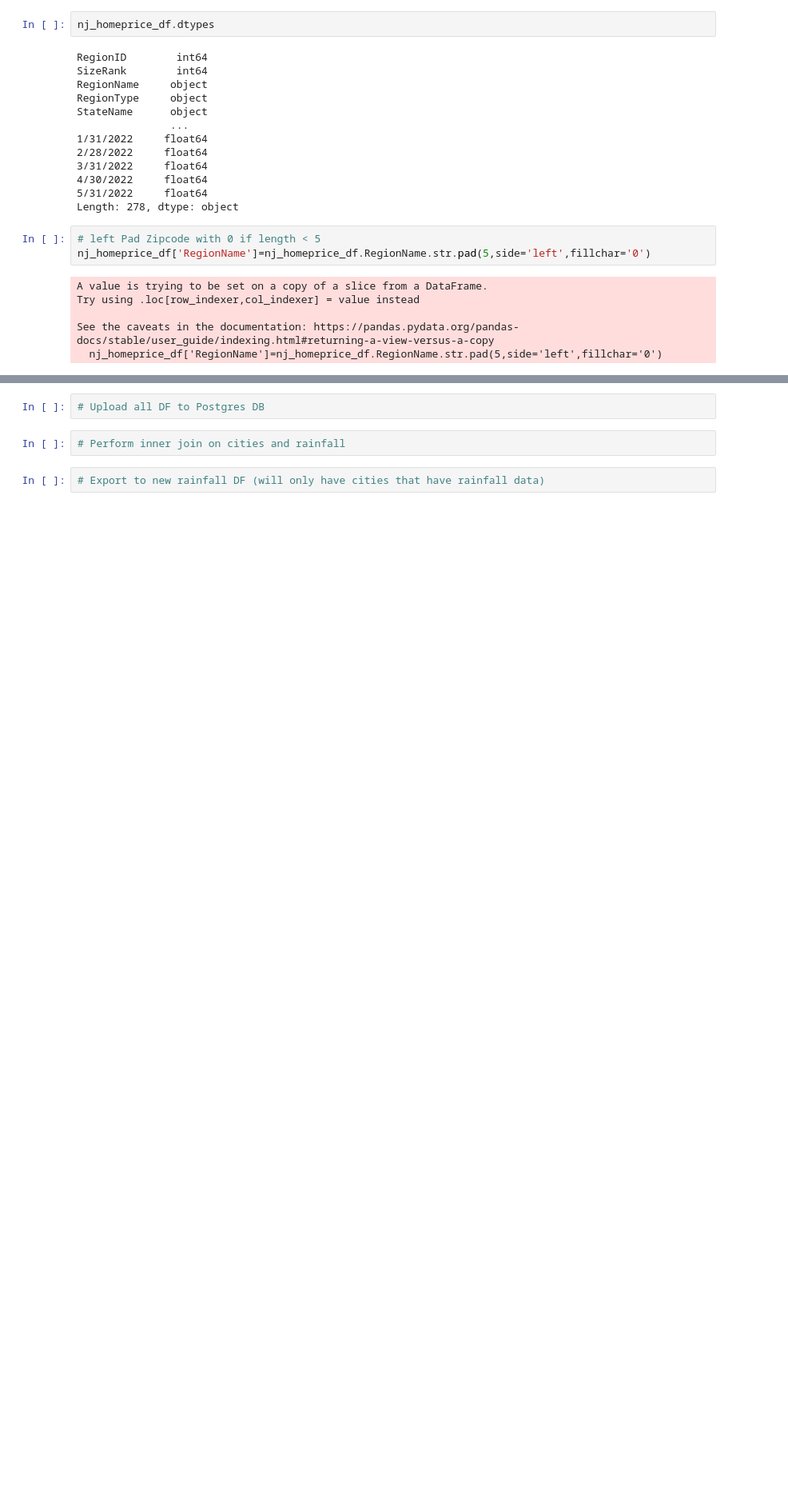
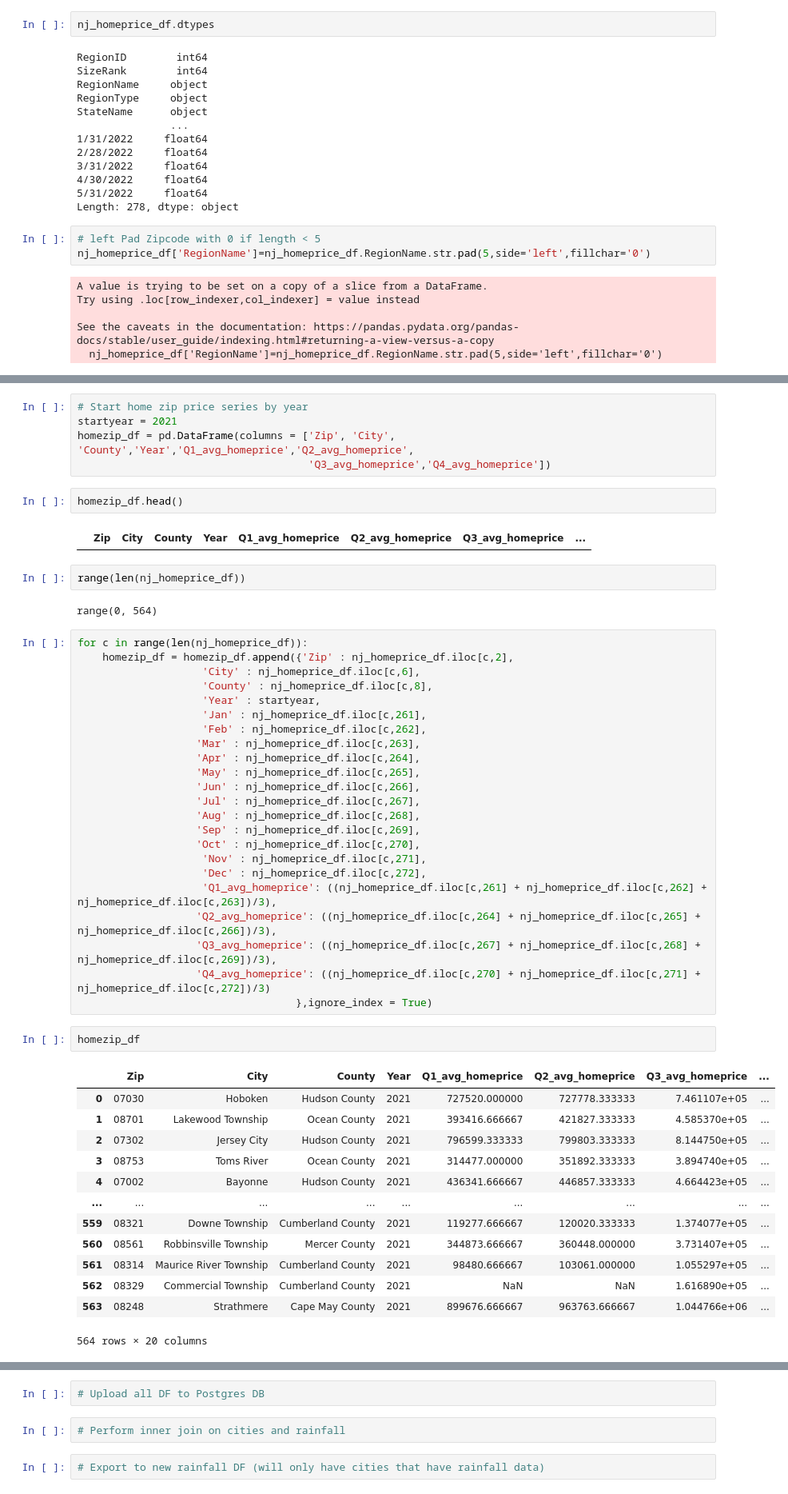
Before and after one commit to c-ramos/NJ_Flood_Risk_Capstone, a Jupyter notebook: NJ_Flood_Risk.ipynb, the cells around one changed output, grey strips where cells are left out. Shown at 80% size. Drawn from its saved outputs; the diff is of its cells as text; blank space fills up the shorter version.

```diff
--- a/NJ_Flood_Risk.ipynb
+++ b/NJ_Flood_Risk.ipynb
@@ -179,0 +253,52 @@ nj_homeprice_df.head()
+# %%
+# Start home zip price series by year
+startyear = 2021
+homezip_df = pd.DataFrame(columns = ['Zip', 'City', 'County','Year','Q1_avg_homeprice','Q2_avg_homeprice',
+                                     'Q3_avg_homeprice','Q4_avg_homeprice'])
+# %%
+homezip_df.head()
+# %% [output]
+|  | Zip | City | County | Year | Q1_avg_homeprice | Q2_avg_homeprice | Q3_avg_homeprice | ... |
+# %%
+range(len(nj_homeprice_df))
+# %% [output]
+range(0, 564)
+# %%
+for c in range(len(nj_homeprice_df)):
+    homezip_df = homezip_df.append({'Zip' : nj_homeprice_df.iloc[c,2],
+                    'City' : nj_homeprice_df.iloc[c,6],
+                    'County' : nj_homeprice_df.iloc[c,8],
+                    'Year' : startyear,
+                    'Jan' : nj_homeprice_df.iloc[c,261],
+                    'Feb' : nj_homeprice_df.iloc[c,262],
+                   'Mar' : nj_homeprice_df.iloc[c,263],
+                   'Apr' : nj_homeprice_df.iloc[c,264],
+                   'May' : nj_homeprice_df.iloc[c,265],
+                   'Jun' : nj_homeprice_df.iloc[c,266],
+                   'Jul' : nj_homeprice_df.iloc[c,267],
+                   'Aug' : nj_homeprice_df.iloc[c,268],
+                   'Sep' : nj_homeprice_df.iloc[c,269],
+                   'Oct' : nj_homeprice_df.iloc[c,270],
+                    'Nov' : nj_homeprice_df.iloc[c,271],
+                    'Dec' : nj_homeprice_df.iloc[c,272],
+                    'Q1_avg_homeprice': ((nj_homeprice_df.iloc[c,261] + nj_homeprice_df.iloc[c,262] + nj_homeprice_df.iloc[c,263])/3),
+                   'Q2_avg_homeprice': ((nj_homeprice_df.iloc[c,264] + nj_homeprice_df.iloc[c,265] + nj_homeprice_df.iloc[c,266])/3),
+                   'Q3_avg_homeprice': ((nj_homeprice_df.iloc[c,267] + nj_homeprice_df.iloc[c,268] + nj_homeprice_df.iloc[c,269])/3),
+                   'Q4_avg_homeprice': ((nj_homeprice_df.iloc[c,270] + nj_homeprice_df.iloc[c,271] + nj_homeprice_df.iloc[c,272])/3)
+                                   },ignore_index = True)
+# %%
+homezip_df
+# %% [output]
+|  | Zip | City | County | Year | Q1_avg_homeprice | Q2_avg_homeprice | Q3_avg_homeprice | ... |
+| 0 | 07030 | Hoboken | Hudson County | 2021 | 727520.000000 | 727778.333333 | 7.461107e+05 | ... |
+| 1 | 08701 | Lakewood Township | Ocean County | 2021 | 393416.666667 | 421827.333333 | 4.585370e+05 | ... |
+| 2 | 07302 | Jersey City | Hudson County | 2021 | 796599.333333 | 799803.333333 | 8.144750e+05 | ... |
+| 3 | 08753 | Toms River | Ocean County | 2021 | 314477.000000 | 351892.333333 | 3.894740e+05 | ... |
+| 4 | 07002 | Bayonne | Hudson County | 2021 | 436341.666667 | 446857.333333 | 4.664423e+05 | ... |
+| ... | ... | ... | ... | ... | ... | ... | ... | ... |
+| 559 | 08321 | Downe Township | Cumberland County | 2021 | 119277.666667 | 120020.333333 | 1.374077e+05 | ... |
+| 560 | 08561 | Robbinsville Township | Mercer County | 2021 | 344873.666667 | 360448.000000 | 3.731407e+05 | ... |
+| 561 | 08314 | Maurice River Township | Cumberland County | 2021 | 98480.666667 | 103061.000000 | 1.055297e+05 | ... |
+| 562 | 08329 | Commercial Township | Cumberland County | 2021 | NaN | NaN | 1.616890e+05 | ... |
+| 563 | 08248 | Strathmere | Cape May County | 2021 | 899676.666667 | 963763.666667 | 1.044766e+06 | ... |
+564 rows × 20 columns
```
Also changed, not shown: parts of 11 cells of this notebook, 4 other files.
